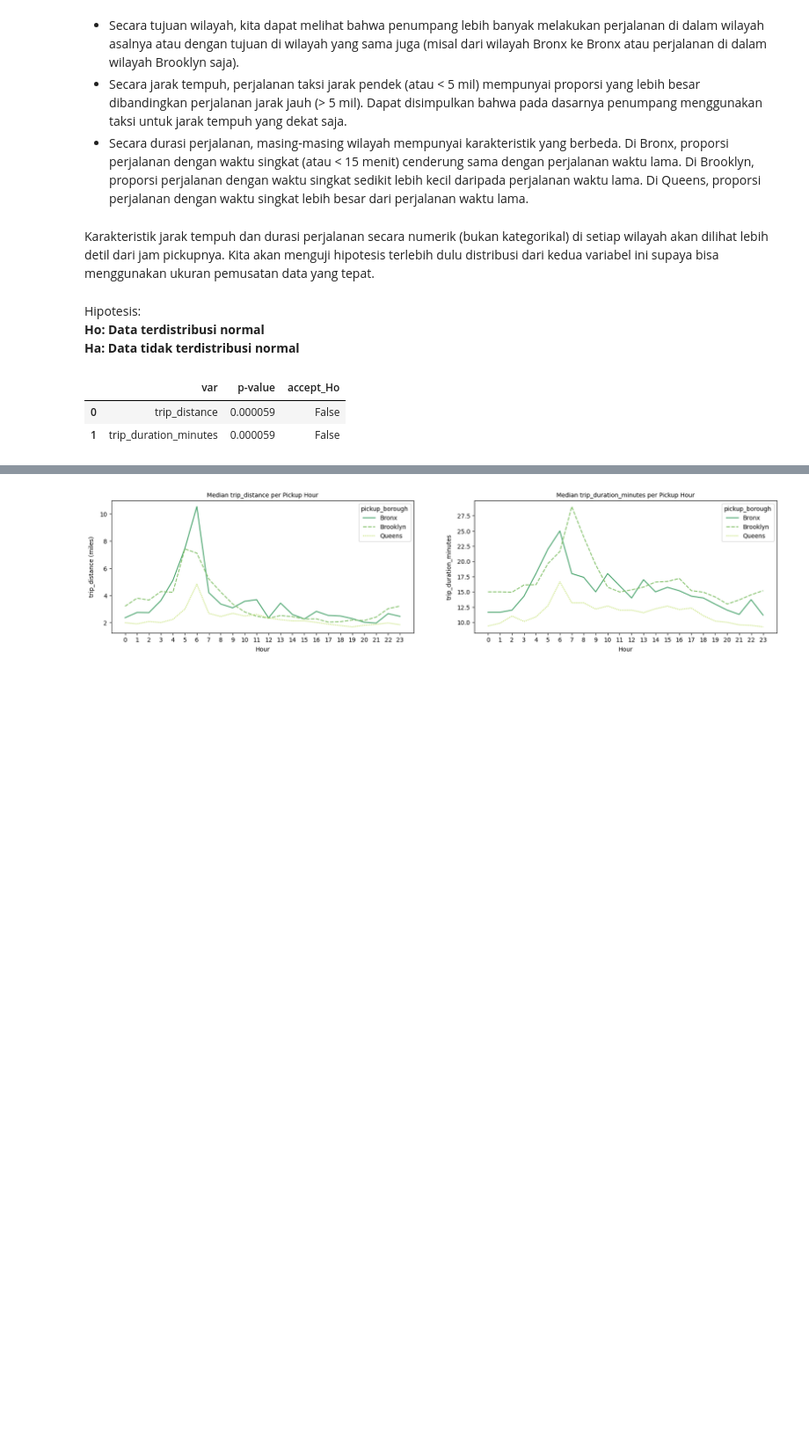
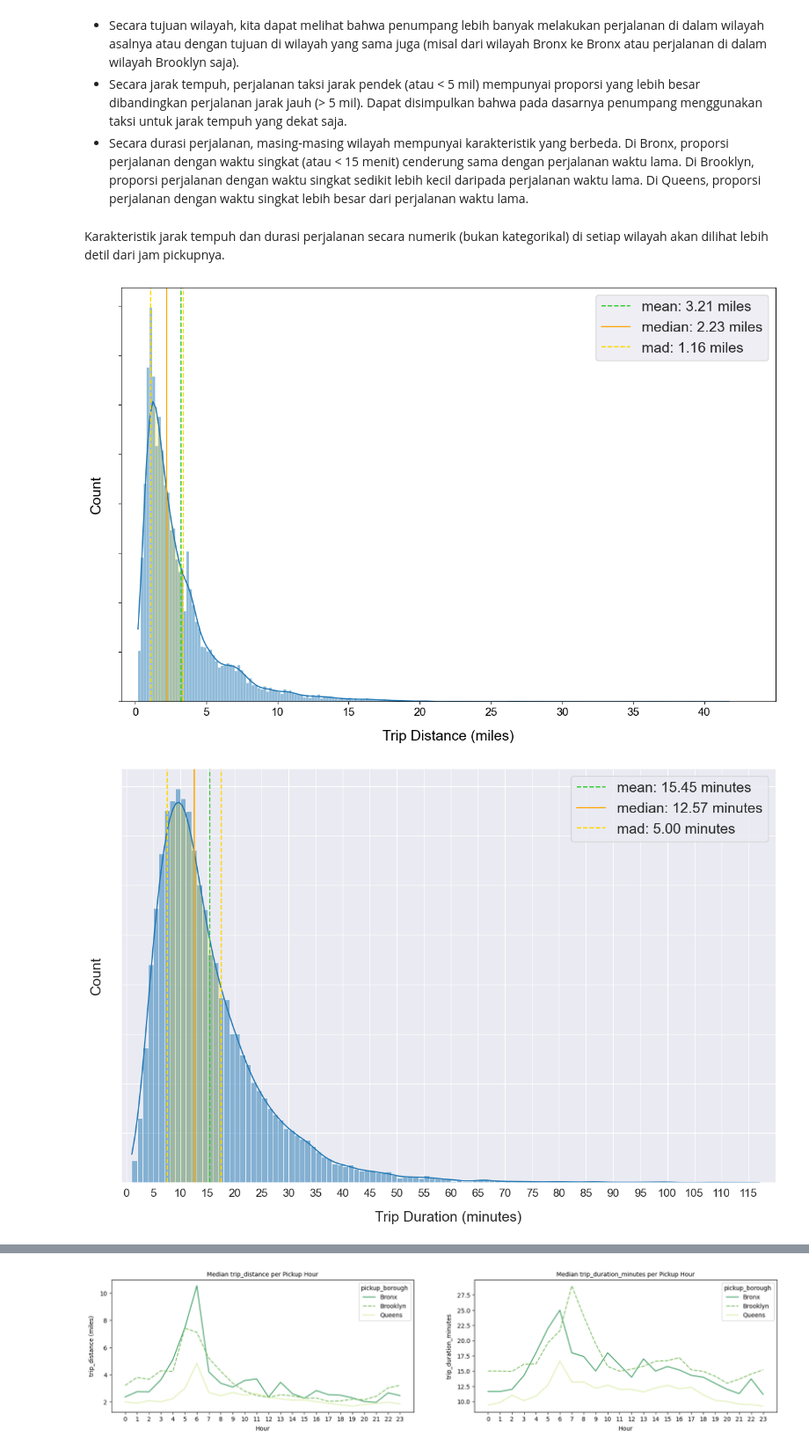
Before and after one commit to nheryanto/nyc-green-taxi, a Jupyter notebook: notebooks/2.0-data-analysis.ipynb, the cells around one changed output, grey strips where cells are left out. Shown at 88% size. Saved outputs shown, nothing was run; the diff lists cells and outputs as text; code cells hidden in the pictures; blank space fills up the shorter version.

```diff
--- a/notebooks/2.0-data-analysis.ipynb
+++ b/notebooks/2.0-data-analysis.ipynb
@@ -215,20 +215,62 @@ plt.show();
 * Secara jarak tempuh, perjalanan taksi jarak pendek (atau < 5 mil) mempunyai proporsi yang lebih besar dibandingkan perjalanan jarak jauh (> 5 mil). Dapat disimpulkan bahwa pada dasarnya penumpang menggunakan taksi untuk jarak tempuh yang dekat saja.
 * Secara durasi perjalanan, masing-masing wilayah mempunyai karakteristik yang berbeda. Di Bronx, proporsi perjalanan dengan waktu singkat (atau < 15 menit) cenderung sama dengan perjalanan waktu lama. Di Brooklyn, proporsi perjalanan dengan waktu singkat sedikit lebih kecil daripada perjalanan waktu lama. Di Queens, proporsi perjalanan dengan waktu singkat lebih besar dari perjalanan waktu lama.
 # %% [markdown]
-Karakteristik jarak tempuh dan durasi perjalanan secara numerik (bukan kategorikal) di setiap wilayah akan dilihat lebih detil dari jam pickupnya. Kita akan menguji hipotesis terlebih dulu distribusi dari kedua variabel ini supaya bisa menggunakan ukuran pemusatan data yang tepat.
+Karakteristik jarak tempuh dan durasi perjalanan secara numerik (bukan kategorikal) di setiap wilayah akan dilihat lebih detil dari jam pickupnya.
-# %% [markdown]
-Hipotesis:<br>
-**Ho: Data terdistribusi normal**<br>
-**Ha: Data tidak terdistribusi normal**<br>
-# %%
-df['trip_duration_minutes'] = df.trip_duration_seconds.apply(lambda x: round(x/60, 2))
-tmp = pd.DataFrame(columns=['var', 'p-value', 'accept_Ho'])
-for col in ['trip_distance', 'trip_duration_minutes']:
-    _, pval = stats.shapiro(data)
-    tmp.loc[len(tmp)] = [col, pval, pval>0.05]
-tmp
-# %% [output]
-|  | var | p-value | accept_Ho |
-| 0 | trip_distance | 0.000059 | False |
-| 1 | trip_duration_minutes | 0.000059 | False |
+# %%
+def distplot(data, bins, xticks, xlim, xlabel, unit, column=None):
+    fig, axes = plt.subplots(
+        nrows=1,
+        ncols=1,
+        figsize=(12,8),
+        constrained_layout=True
+    )
+    sns.set_style("darkgrid")
+
+    if column:
+        sns.histplot(data=data, x=column, bins=bins, kde=True, ax=axes)
+        # calculate central tendencies
+        mean = data[column].mean()
+        median = data[column].median()
+        mad = abs(data[column] - data[column].median()).median()
+    else:
+        sns.histplot(data=data, bins=bins, kde=True, ax=axes)
+        # calculate central tendencies
+        mean = data.mean()
+        median = data.median()
+        mad = abs(data - data.median()).median()
+
+    # create tendencies measurement lines
+    axes.axvline(x=mean, color="limegreen", linestyle="--", label=f"mean: {mean:.2f} {unit}")
+    axes.axvline(x=median, color="orange", linestyle="-", label=f"median: {median:.2f} {unit}")
+    axes.axvline(x=median + mad, color="gold", linestyle="--", label=f"mad: {mad:.2f} {unit}")
+    axes.axvline(x=median - mad, color="gold", linestyle="--")
+    kde_x_0, kde_y_0 = axes.lines[0].get_data()
+    axes.fill_between(
+        kde_x_0,
+        kde_y_0,
+        where=(kde_x_0 > median - mad) & (kde_x_0 < median + mad),
+        color='gold',
+        alpha=0.2
+    )
+
+    axes.legend(prop={'size': 18})
+    axes.set_xlim(xlim[0], xlim[1])
+
+    axes.set_xlabel(xlabel, labelpad=15, fontsize=18)
+    axes.set_xticks(xticks)
+    axes.set_ylabel("Count", labelpad=15, fontsize=18)
+
+    axes.tick_params(axis='both', labelsize=14)
+    axes.tick_params(axis='x', labelsize=14)
+    axes.set(yticklabels=[])
+
+    plt.show();
+
+distplot(data=df, column='trip_distance', bins=np.arange(0,50,0.2),
+            xticks=np.arange(0,45,5), xlim=[-1,45], xlabel='Trip Distance (miles)', unit='miles')
+distplot(data=df.trip_duration_seconds.apply(lambda x: x/60), bins=np.arange(0,120,1),
+            xticks=np.arange(0,120,5), xlim=[-1,120], xlabel='Trip Duration (minutes)', unit='minutes')
+# %% [output]
+[figure, added]
+[figure, added]
 # %% [markdown]
```
Also changed, not shown: parts of 2 cells of this notebook.
